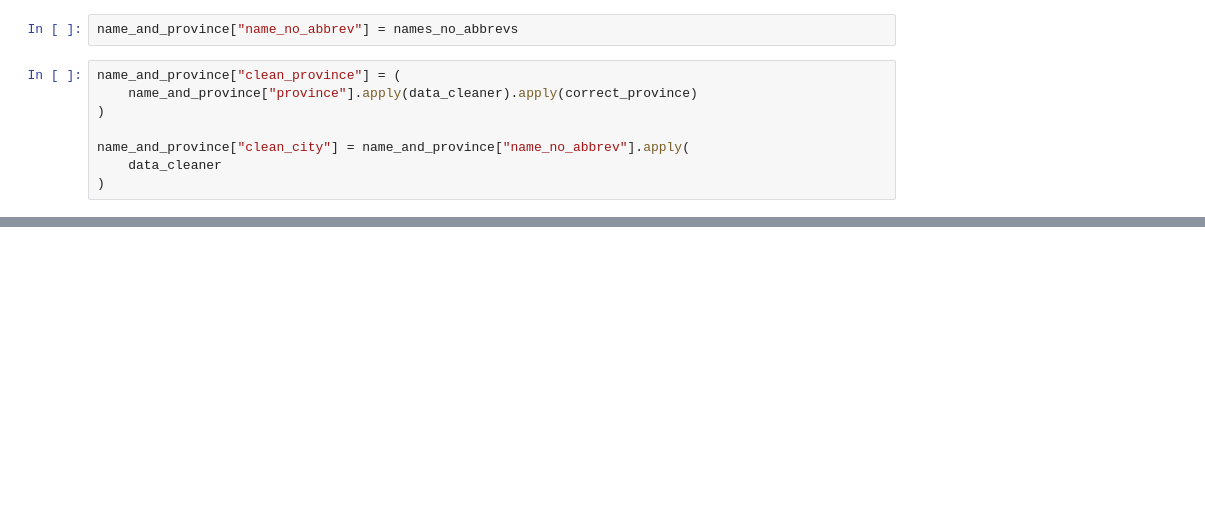
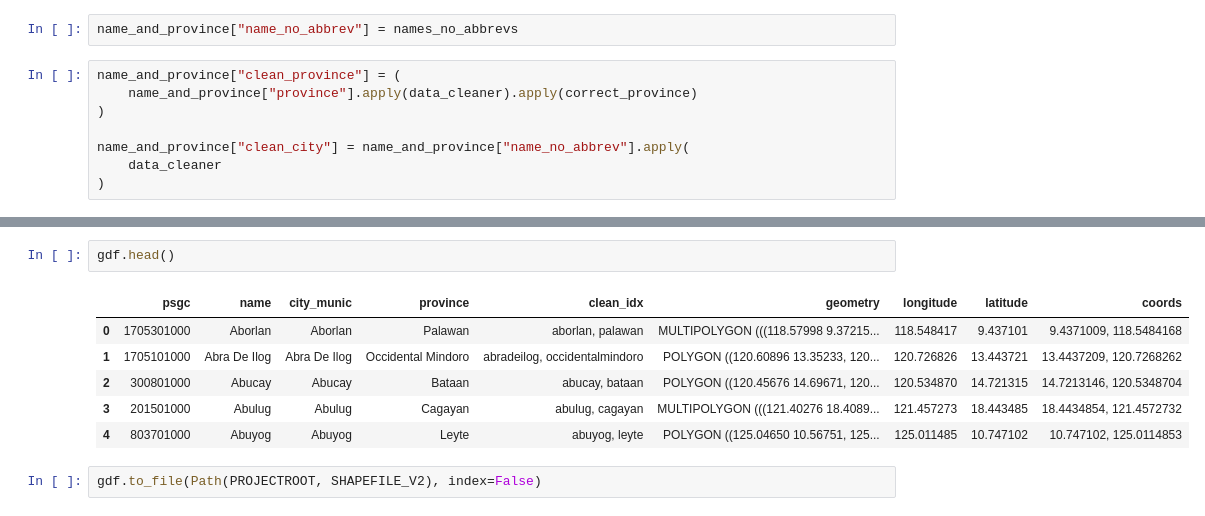
Before and after one commit to OmdenaAI/philippines-chapter-urban-vunerability, a Jupyter notebook: src/tasks/task-2-geolocation/1-renaming-geolocation-df.ipynb, the cells around one changed output, grey strips where cells are left out. Saved outputs shown, nothing was run; the diff lists cells and outputs as text; blank space fills up the shorter version.

```diff
--- a/src/tasks/task-2-geolocation/1-renaming-geolocation-df.ipynb
+++ b/src/tasks/task-2-geolocation/1-renaming-geolocation-df.ipynb
@@ -238,0 +251,11 @@ n = list(name_and_province["clean_index"])
+# %%
+gdf.head()
+# %% [output]
+|  | psgc | name | city_munic | province | clean_idx | geometry | longitude | latitude | coords |
+| 0 | 1705301000 | Aborlan | Aborlan | Palawan | aborlan, palawan | MULTIPOLYGON (((118.57998 9.37215... | 118.548417 | 9.437101 | 9.4371009, 118.5484168 |
+| 1 | 1705101000 | Abra De Ilog | Abra De Ilog | Occidental Mindoro | abradeilog, occidentalmindoro | POLYGON ((120.60896 13.35233, 120... | 120.726826 | 13.443721 | 13.4437209, 120.7268262 |
+| 2 | 300801000 | Abucay | Abucay | Bataan | abucay, bataan | POLYGON ((120.45676 14.69671, 120... | 120.534870 | 14.721315 | 14.7213146, 120.5348704 |
+| 3 | 201501000 | Abulug | Abulug | Cagayan | abulug, cagayan | MULTIPOLYGON (((121.40276 18.4089... | 121.457273 | 18.443485 | 18.4434854, 121.4572732 |
+| 4 | 803701000 | Abuyog | Abuyog | Leyte | abuyog, leyte | POLYGON ((125.04650 10.56751, 125... | 125.011485 | 10.747102 | 10.747102, 125.0114853 |
+# %%
+gdf.to_file(Path(PROJECTROOT, SHAPEFILE_V2), index=False)
```
Also changed, not shown: parts of 16 cells of this notebook.
